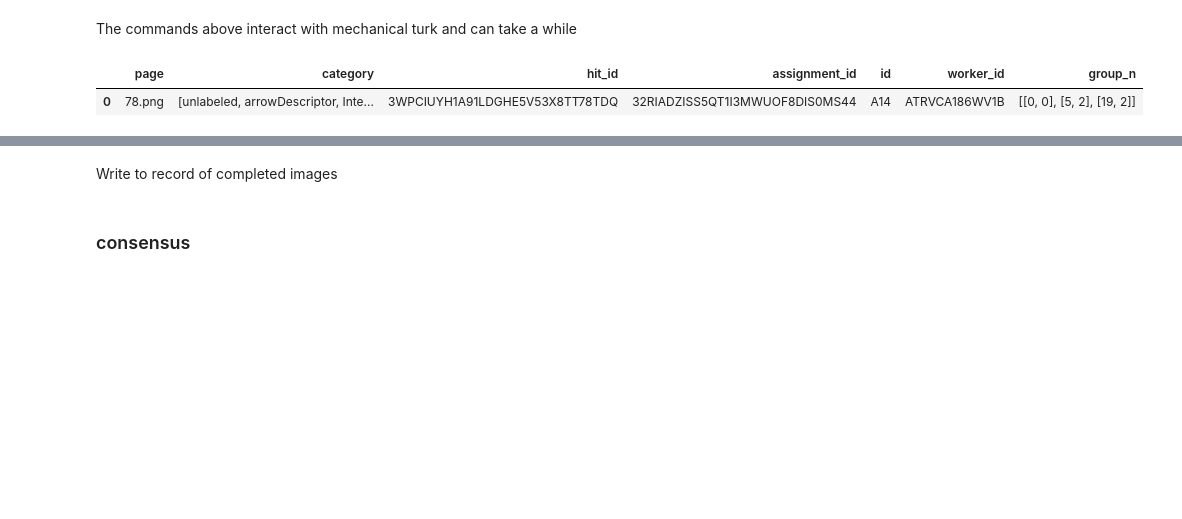
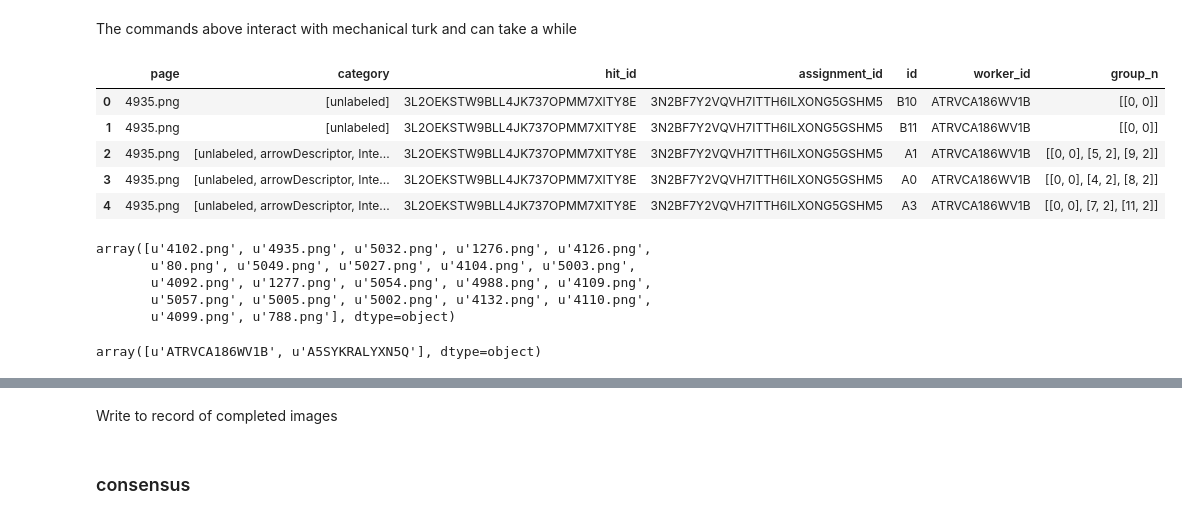
Before and after one commit to drschwenk/notebooks, a Jupyter notebook: shining_wc_anno/wc_annotation_driver.ipynb, the cells around one changed output, grey strips where cells are left out. Saved outputs shown, nothing was run; the diff lists cells and outputs as text; code cells hidden in the pictures; blank space fills up the shorter version.

```diff
--- a/shining_wc_anno/wc_annotation_driver.ipynb
+++ b/shining_wc_anno/wc_annotation_driver.ipynb
@@ -176,7 +211,23 @@ The commands above interact with mechanical turk and can take a while
 # %%
 results_df_shining_batch = amt_util.make_shining_results_df(raw_hit_results_current_batch)
 # %%
-results_df_shining_batch.head(1)
+results_df_shining_batch.head()
 # %% [output]
 |  | page | category | hit_id | assignment_id | id | worker_id | group_n |
-| 0 | 78.png | [unlabeled, arrowDescriptor, Inte... | 3WPCIUYH1A91LDGHE5V53X8TT78TDQ | 32RIADZISS5QT1I3MWUOF8DIS0MS44 | A14 | ATRVCA186WV1B | [[0, 0], [5, 2], [19, 2]] |
+| 0 | 4935.png | [unlabeled] | 3L2OEKSTW9BLL4JK737OPMM7XITY8E | 3N2BF7Y2VQVH7ITTH6ILXONG5GSHM5 | B10 | ATRVCA186WV1B | [[0, 0]] |
+| 1 | 4935.png | [unlabeled] | 3L2OEKSTW9BLL4JK737OPMM7XITY8E | 3N2BF7Y2VQVH7ITTH6ILXONG5GSHM5 | B11 | ATRVCA186WV1B | [[0, 0]] |
+| 2 | 4935.png | [unlabeled, arrowDescriptor, Inte... | 3L2OEKSTW9BLL4JK737OPMM7XITY8E | 3N2BF7Y2VQVH7ITTH6ILXONG5GSHM5 | A1 | ATRVCA186WV1B | [[0, 0], [5, 2], [9, 2]] |
+| 3 | 4935.png | [unlabeled, arrowDescriptor, Inte... | 3L2OEKSTW9BLL4JK737OPMM7XITY8E | 3N2BF7Y2VQVH7ITTH6ILXONG5GSHM5 | A0 | ATRVCA186WV1B | [[0, 0], [4, 2], [8, 2]] |
+| 4 | 4935.png | [unlabeled, arrowDescriptor, Inte... | 3L2OEKSTW9BLL4JK737OPMM7XITY8E | 3N2BF7Y2VQVH7ITTH6ILXONG5GSHM5 | A3 | ATRVCA186WV1B | [[0, 0], [7, 2], [11, 2]] |
+# %%
+pd.unique(results_df_shining_batch['page'])
+# %% [output]
+array([u'4102.png', u'4935.png', u'5032.png', u'1276.png', u'4126.png',
+       u'80.png', u'5049.png', u'5027.png', u'4104.png', u'5003.png',
+       u'4092.png', u'1277.png', u'5054.png', u'4988.png', u'4109.png',
+       u'5057.png', u'5005.png', u'5002.png', u'4132.png', u'4110.png',
+       u'4099.png', u'788.png'], dtype=object)
+# %%
+pd.unique(results_df_shining_batch['worker_id'])
+# %% [output]
+array([u'ATRVCA186WV1B', u'A5SYKRALYXN5Q'], dtype=object)
```
Also changed, not shown: parts of 23 cells of this notebook.
